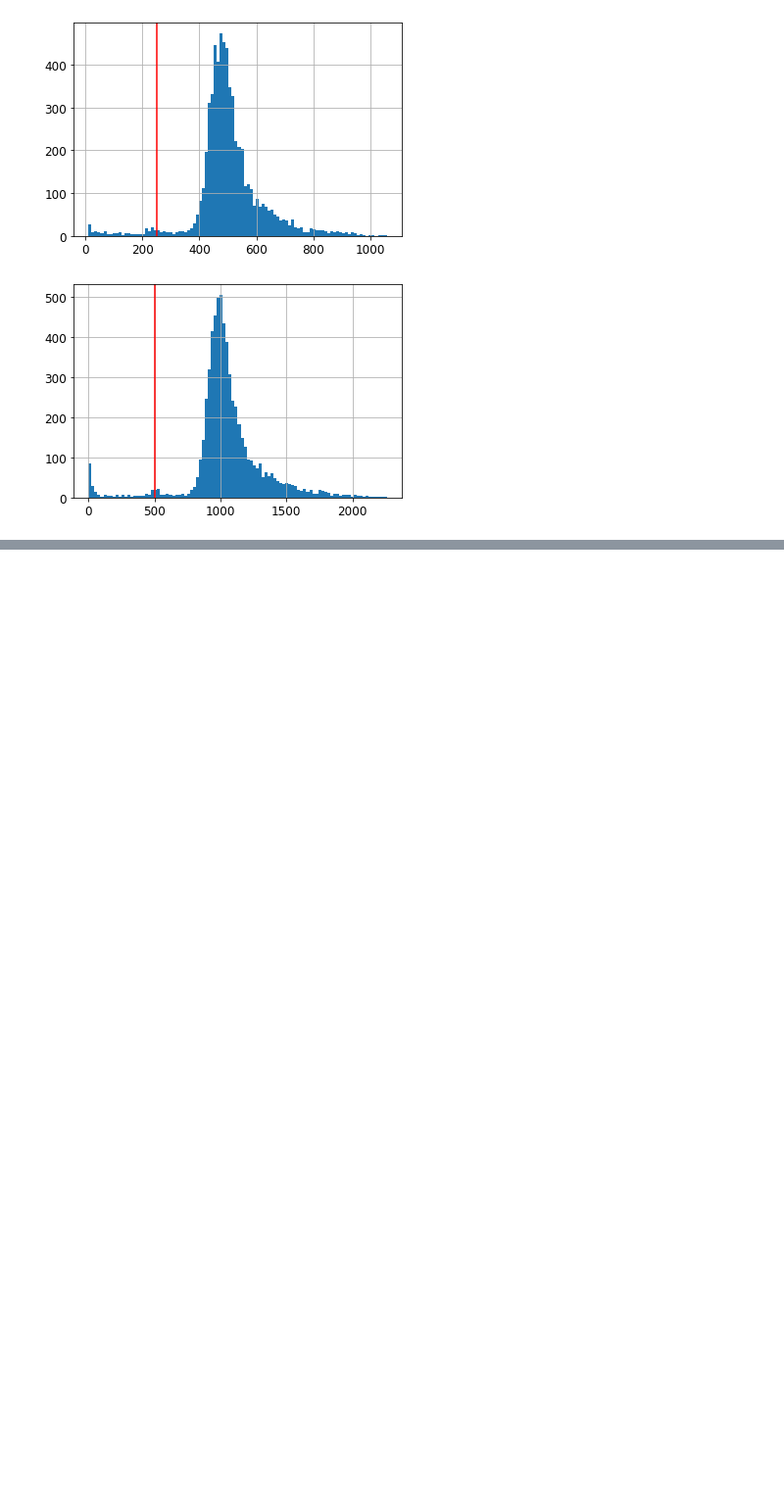
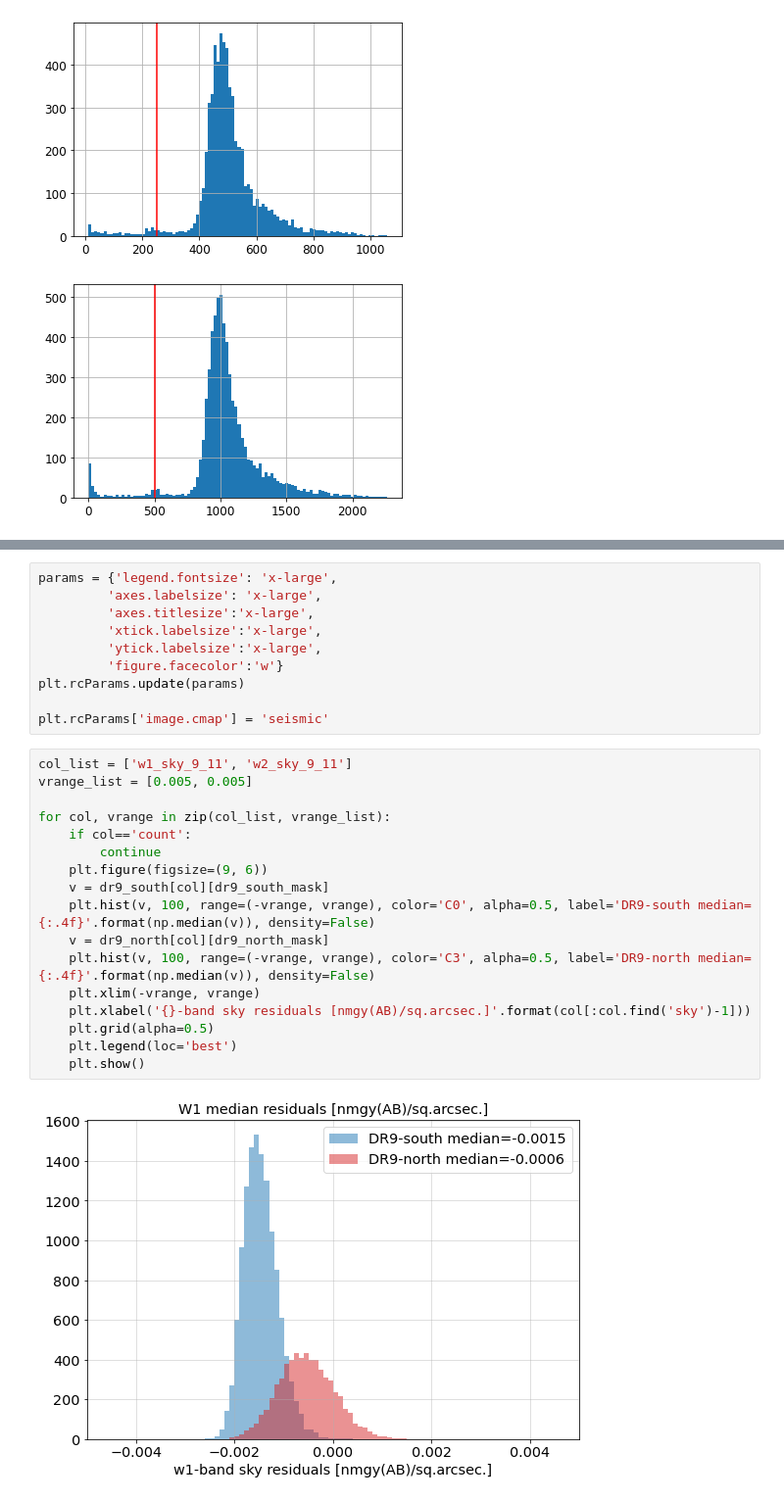
Before and after one commit to rongpu/desi-misc, a Jupyter notebook: sky_residuals/sky_residual-compare_dr8_and_dr9.ipynb, the cells around one changed output, grey strips where cells are left out. Shown at 98% size. Saved outputs shown, nothing was run; the diff lists cells and outputs as text; blank space fills up the shorter version.

```diff
--- a/sky_residuals/sky_residual-compare_dr8_and_dr9.ipynb
+++ b/sky_residuals/sky_residual-compare_dr8_and_dr9.ipynb
@@ -96,0 +117,29 @@ for col, vrange in zip(col_list, vrange_list):
+# %%
+params = {'legend.fontsize': 'x-large',
+         'axes.labelsize': 'x-large',
+         'axes.titlesize':'x-large',
+         'xtick.labelsize':'x-large',
+         'ytick.labelsize':'x-large',
+         'figure.facecolor':'w'}
+plt.rcParams.update(params)
+
+plt.rcParams['image.cmap'] = 'seismic'
+# %%
+col_list = ['w1_sky_9_11', 'w2_sky_9_11']
+vrange_list = [0.005, 0.005]
+
+for col, vrange in zip(col_list, vrange_list):
+    if col=='count':
+        continue
+    plt.figure(figsize=(9, 6))
+    v = dr9_south[col][dr9_south_mask]
+    plt.hist(v, 100, range=(-vrange, vrange), color='C0', alpha=0.5, label='DR9-south median={:.4f}'.format(np.median(v)), density=False)
+    v = dr9_north[col][dr9_north_mask]
+    plt.hist(v, 100, range=(-vrange, vrange), color='C3', alpha=0.5, label='DR9-north median={:.4f}'.format(np.median(v)), density=False)
+    plt.xlim(-vrange, vrange)
+    plt.xlabel('{}-band sky residuals [nmgy(AB)/sq.arcsec.]'.format(col[:col.find('sky')-1]))
+    plt.grid(alpha=0.5)
+    plt.legend(loc='best')
+    plt.show()
+# %% [output]
+[figure, added]
```
Also changed, not shown: parts of 4 cells of this notebook, 22 other files.
